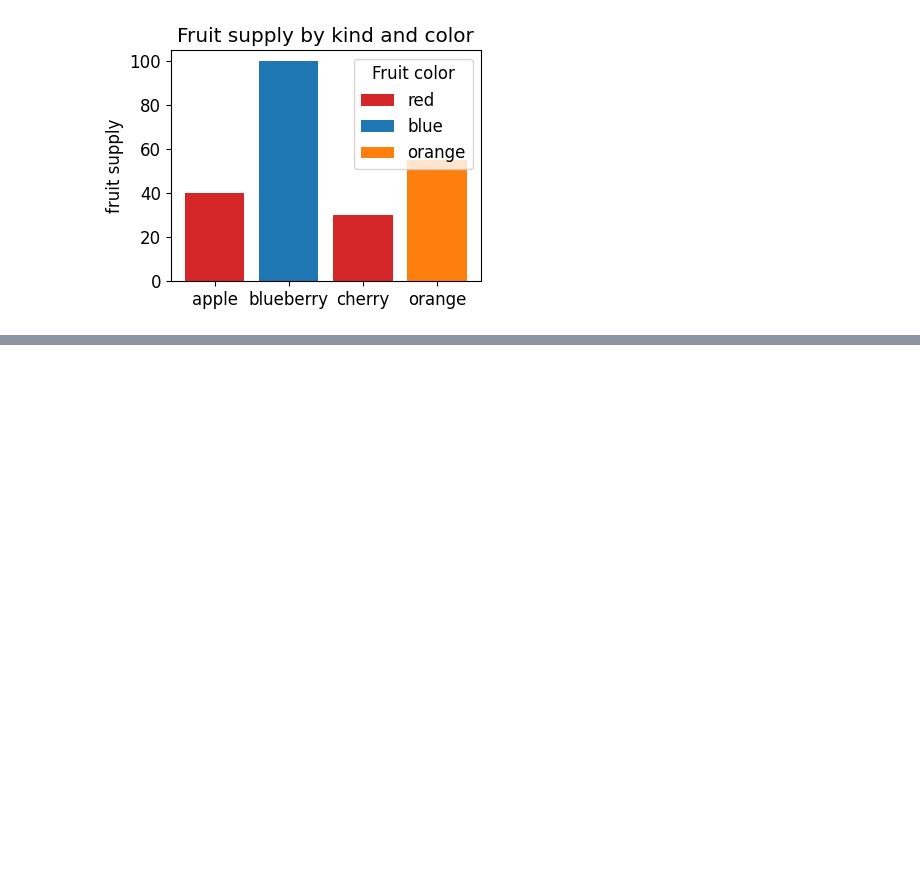
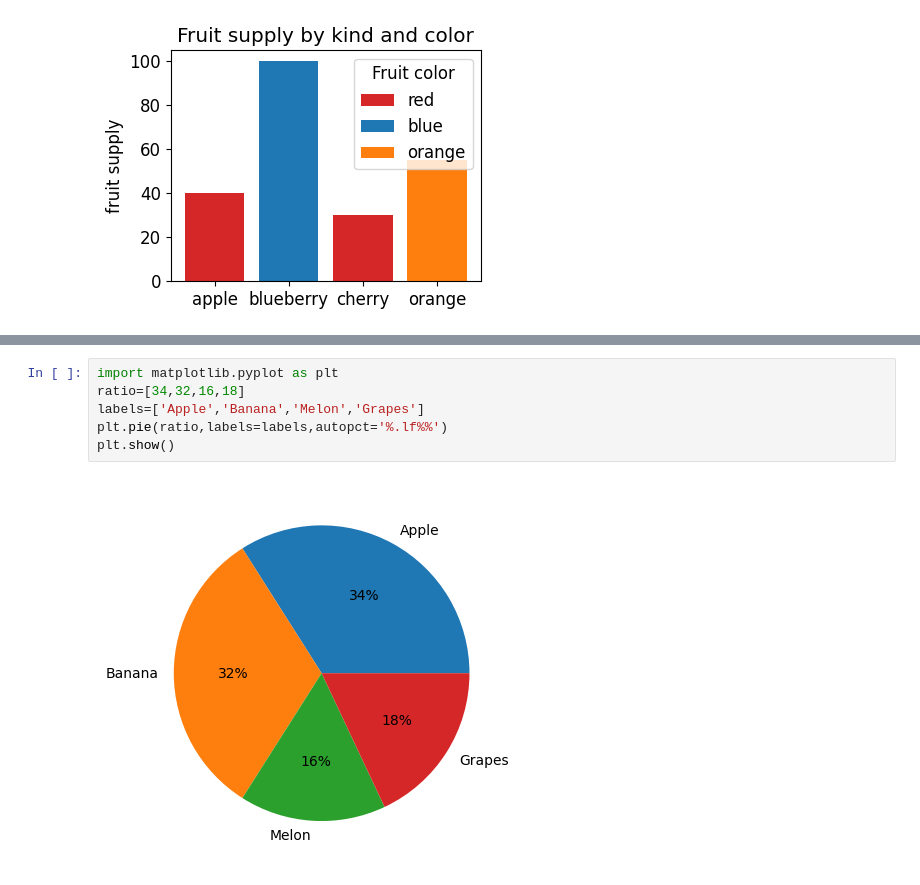
Before and after one commit to Heoeunjin/corlab, a Jupyter notebook: 실습!.ipynb, the cells around one changed output, grey strips where cells are left out. Drawn from its saved outputs; the diff is of its cells as text; blank space fills up the shorter version.

```diff
--- a/실습!.ipynb
+++ b/실습!.ipynb
@@ -169,0 +177,8 @@ plt.show()
+# %%
+import matplotlib.pyplot as plt
+ratio=[34,32,16,18]
+labels=['Apple','Banana','Melon','Grapes']
+plt.pie(ratio,labels=labels,autopct='%.lf%%')
+plt.show()
+# %% [output]
+[figure, added]
```
Also changed, not shown: parts of 2 cells of this notebook.
